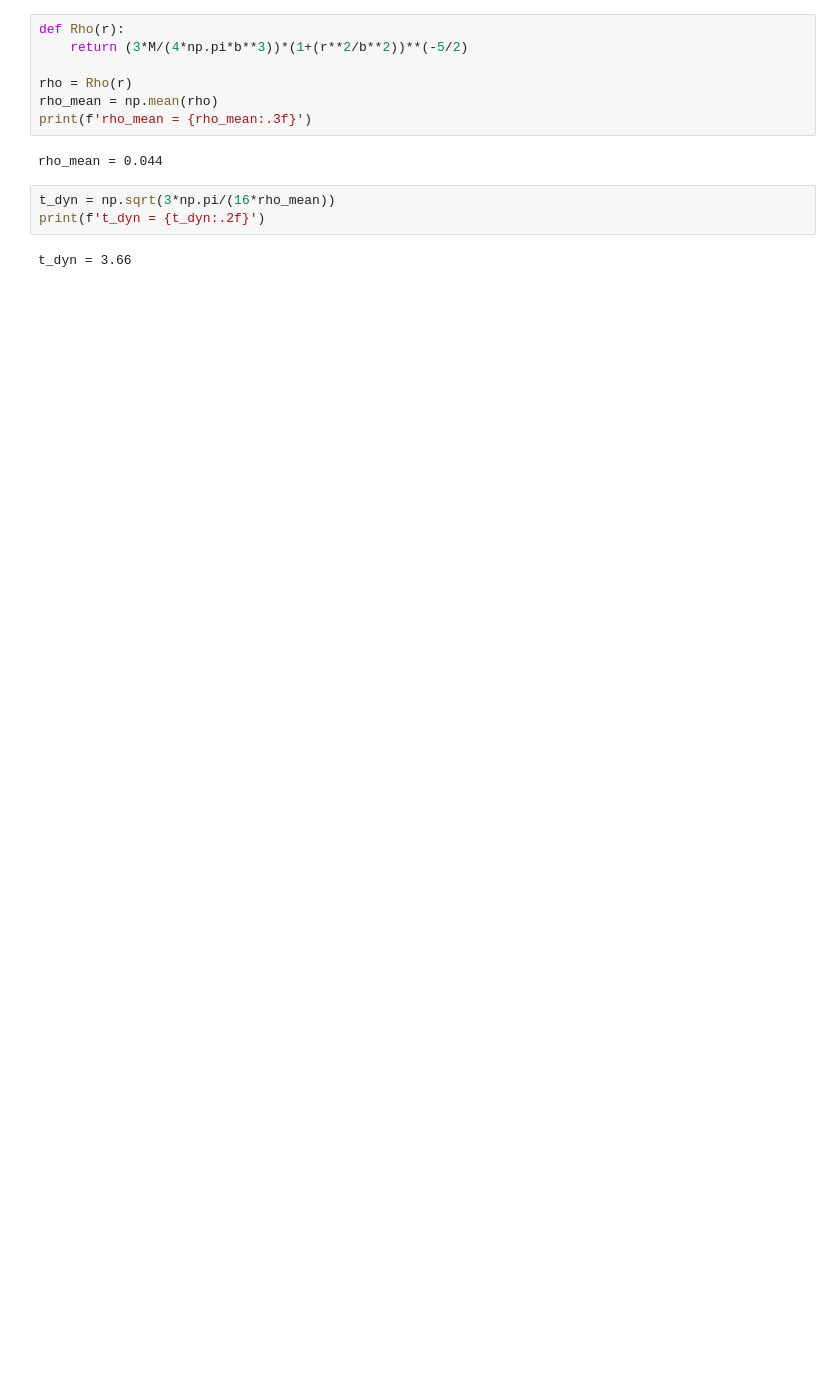
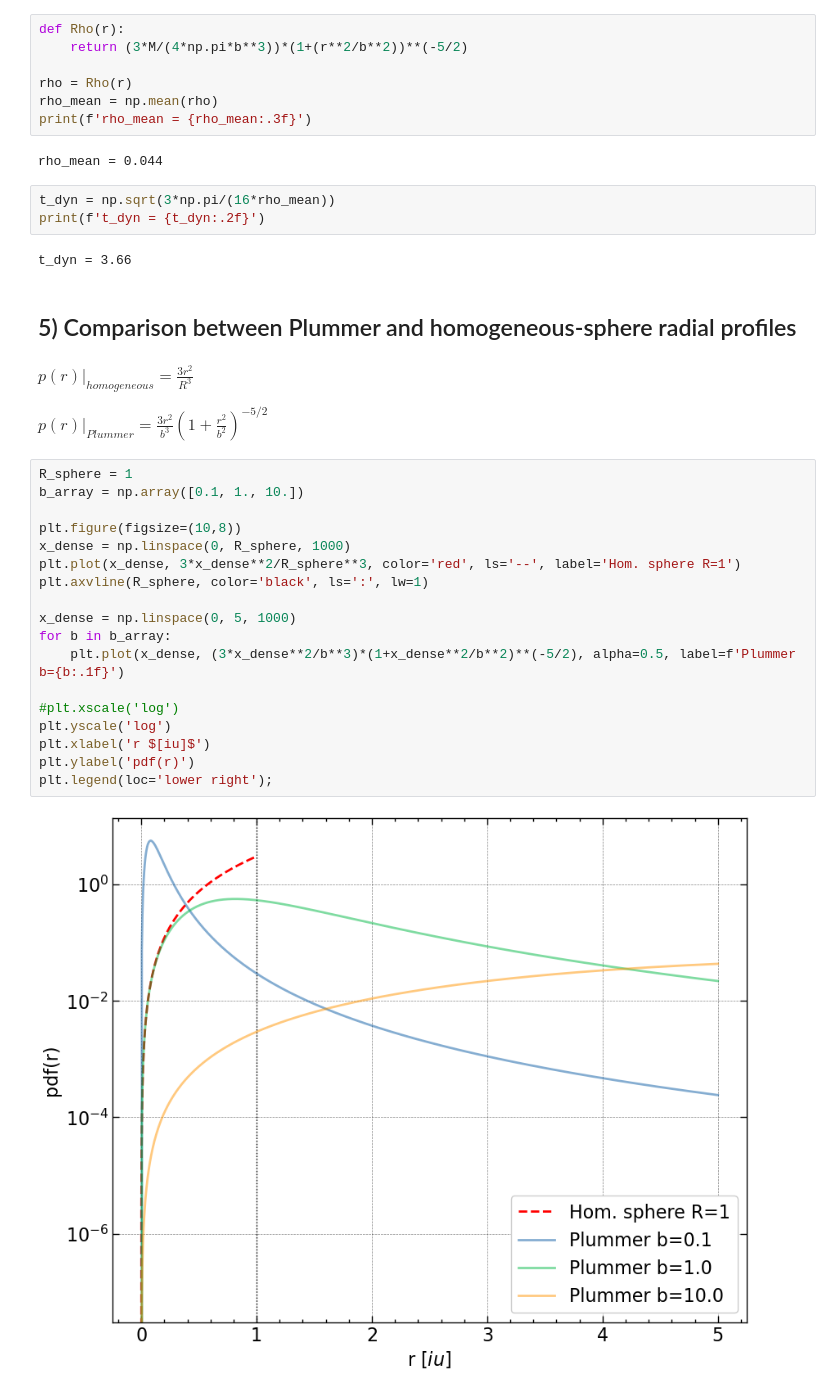
Before and after one commit to M-Bianchi/Dynamics_of_Stellar_Systems, a Jupyter notebook: treecode/plummer_InitialConditions.ipynb, the cells around one changed output. Cells and saved outputs as stored; diff of their text form; blank space fills up the shorter version.

```diff
--- a/treecode/plummer_InitialConditions.ipynb
+++ b/treecode/plummer_InitialConditions.ipynb
@@ -232,3 +232,29 @@ t_dyn = np.sqrt(3*np.pi/(16*rho_mean))
 print(f't_dyn = {t_dyn:.2f}')
 # %% [output]
 t_dyn = 3.66
+# %% [markdown]
+## 5) Comparison between Plummer and homogeneous-sphere radial profiles
+# %% [markdown]
+$p(r)|_{homogeneous} = \frac{3r^2}{R^3}$
+
+$p(r)|_{Plummer} = \frac{3r^2}{b^3}(1+\frac{r^2}{b^2})^{-5/2}$
+# %%
+R_sphere = 1
+b_array = np.array([0.1, 1., 10.])
+
+plt.figure(figsize=(10,8))
+x_dense = np.linspace(0, R_sphere, 1000)
+plt.plot(x_dense, 3*x_dense**2/R_sphere**3, color='red', ls='--', label='Hom. sphere R=1')
+plt.axvline(R_sphere, color='black', ls=':', lw=1)
+
+x_dense = np.linspace(0, 5, 1000)
+for b in b_array:
+    plt.plot(x_dense, (3*x_dense**2/b**3)*(1+x_dense**2/b**2)**(-5/2), alpha=0.5, label=f'Plummer b={b:.1f}')
+
+#plt.xscale('log')
+plt.yscale('log')
+plt.xlabel('r $[iu]$')
+plt.ylabel('pdf(r)')
+plt.legend(loc='lower right');
+# %% [output]
+[figure, added]
```
Also changed, not shown: parts of 4 cells of this notebook, 3 other files.
